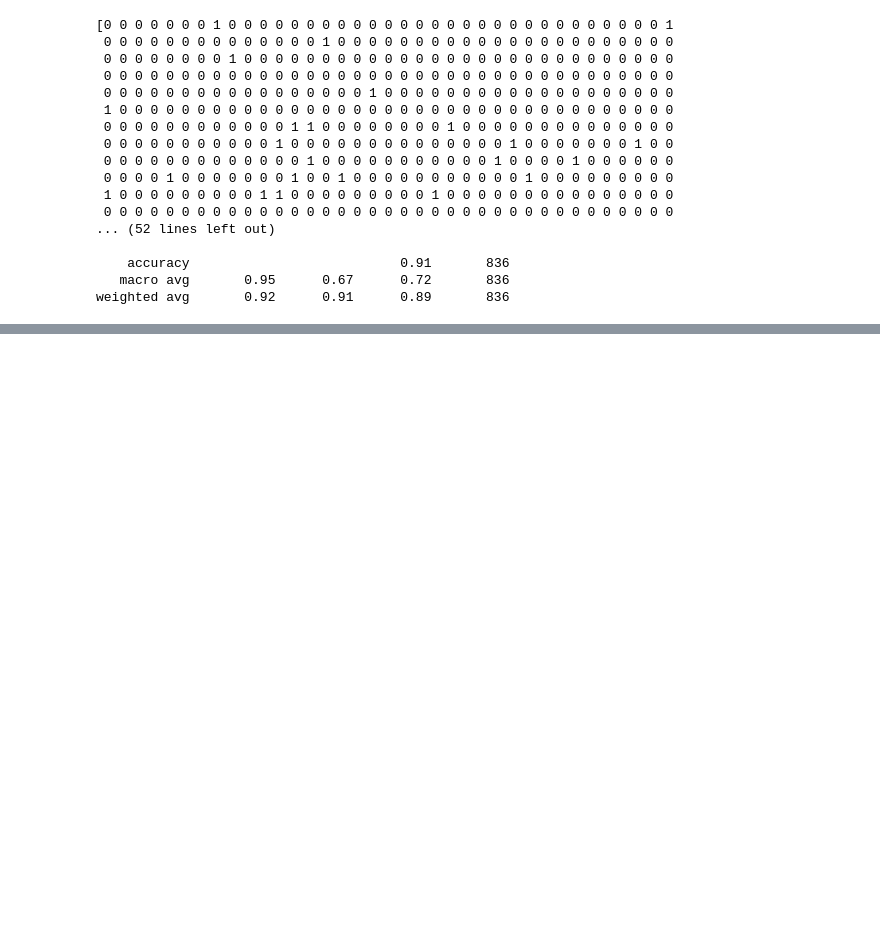
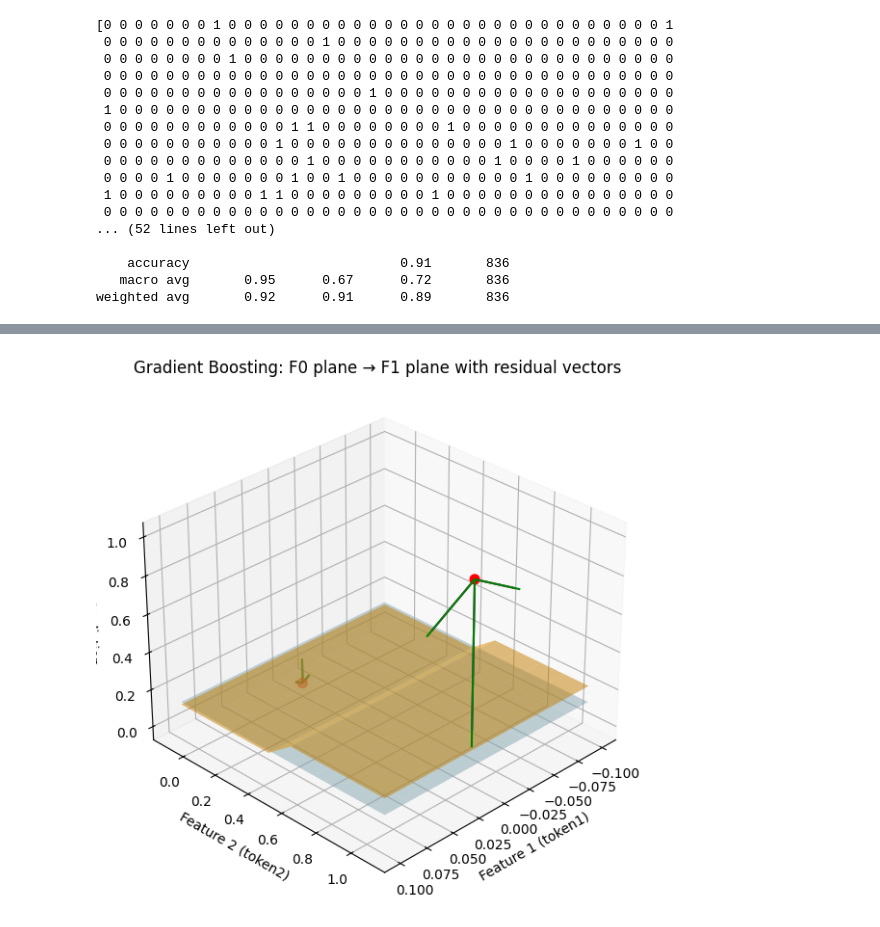
Before and after one commit to intuition-explorer/ML-Algorithms, a Jupyter notebook: SMS_Spam_RFor+GradBoost.ipynb, the cells around one changed output, grey strips where cells are left out. Cells and saved outputs as stored; diff of their text form; code cells hidden in the pictures; blank space fills up the shorter version.

```diff
--- a/SMS_Spam_RFor+GradBoost.ipynb
+++ b/SMS_Spam_RFor+GradBoost.ipynb
@@ -770,0 +759,10 @@ weighted avg       0.92      0.91      0.89       836
+# %%
+import numpy as np
+#F0 as mean of y=Plane cutting through sample space
+# SMS labels, 0 = ham, 1 = spam
+F0 = np.mean(y_train)  # Initial prediction for all rows
+print("F0 (initial guess for all samples):", F0)
+
+#Compute initial residuals (negative gradient)
+residuals = y_train - F0
+print("Residuals (first 10 rows):", residuals[:10]) #output makes sense for binary 0 1 minus 0.13
@@ -770,0 +953,72 @@ weighted avg       0.92      0.91      0.89       836
+# %%
+import numpy as np
+import matplotlib.pyplot as plt
+from mpl_toolkits.mplot3d import Axes3D
+from sklearn.tree import DecisionTreeRegressor
+
+# --- Sample 3 rows from your training set (2 ham, 1 spam) ---
+# Convert X_train and y_train to numpy arrays before sampling
+X_train_np = X_train
+y_train_np = y_train.values
+
+ham_indices = np.where(y_train_np == 0)[0][:2]
+spam_indices = np.where(y_train_np == 1)[0][:1]
+sample_indices = np.concatenate([ham_indices, spam_indices])
+
+X_sample = X_train_np[sample_indices]
+y_sample = y_train_np[sample_indices]
+
+# --- Step 1: F0 initial prediction (mean of y_train) ---
+F0_val = np.mean(y_train)
+
+# Create a meshgrid in feature space (first 2 tokens)
+x_range = np.linspace(np.min(X_sample[:,0])-0.1, np.max(X_sample[:,0])+0.1, 10)
+y_range = np.linspace(np.min(X_sample[:,1])-0.1, np.max(X_sample[:,1])+0.1, 10)
+X_mesh, Y_mesh = np.meshgrid(x_range, y_range)
+F0_plane = np.full_like(X_mesh, F0_val)  # Flat F0 plane
+
+# --- Step 2: Fit first shallow tree to residuals ---
+residuals = y_sample - F0_val
+tree1 = DecisionTreeRegressor(max_depth=1, random_state=42)
+tree1.fit(X_sample, residuals)
+h1_sample = tree1.predict(X_sample)
+eta = 0.1
+F1_sample = F0_val + eta * h1_sample
+residuals2 = y_sample - F1_sample
+
+# For visualization, predict F1 across the meshgrid
+mesh_points = np.c_[X_mesh.ravel(), Y_mesh.ravel()]
+F1_plane = F0_val + eta * tree1.predict(mesh_points)
+F1_plane = F1_plane.reshape(X_mesh.shape)
+
+# --- 3D Visualization ---
+fig = plt.figure(figsize=(10,7))
+ax = fig.add_subplot(111, projection='3d')
+
+# Plot F0 plane
+ax.plot_surface(X_mesh, Y_mesh, F0_plane, color='lightblue', alpha=0.5, label='F0 plane')
+
+# Plot F1 plane
+ax.plot_surface(X_mesh, Y_mesh, F1_plane, color='orange', alpha=0.5, label='F1 plane')
+
+# Plot true sample points
+ax.scatter(X_sample[:,0], X_sample[:,1], y_sample, color='red', s=50, label='True labels')
+
+# Plot residual vectors from F0 to targets
+for i in range(len(y_sample)):
+    ax.quiver(X_sample[i,0], X_sample[i,1], F0_val, 0, 0, residuals[i],
+              color='green', arrow_length_ratio=0.2)
+
+# Plot residual vectors from F1 to targets
+for i in range(len(y_sample)):
+    ax.quiver(X_sample[i,0], X_sample[i,1], F1_sample[i], 0, 0, residuals2[i],
+              color='purple', arrow_length_ratio=0.2)
+
+ax.set_xlabel("Feature 1 (token1)")
+ax.set_ylabel("Feature 2 (token2)")
+ax.set_zlabel("Prediction")
+ax.set_title("Gradient Boosting: F0 plane → F1 plane with residual vectors")
+ax.view_init(elev=30, azim=45)  # better 3D angle
+plt.show()
+# %% [output]
+[figure, added]
```
Also changed, not shown: parts of 11 cells of this notebook.
